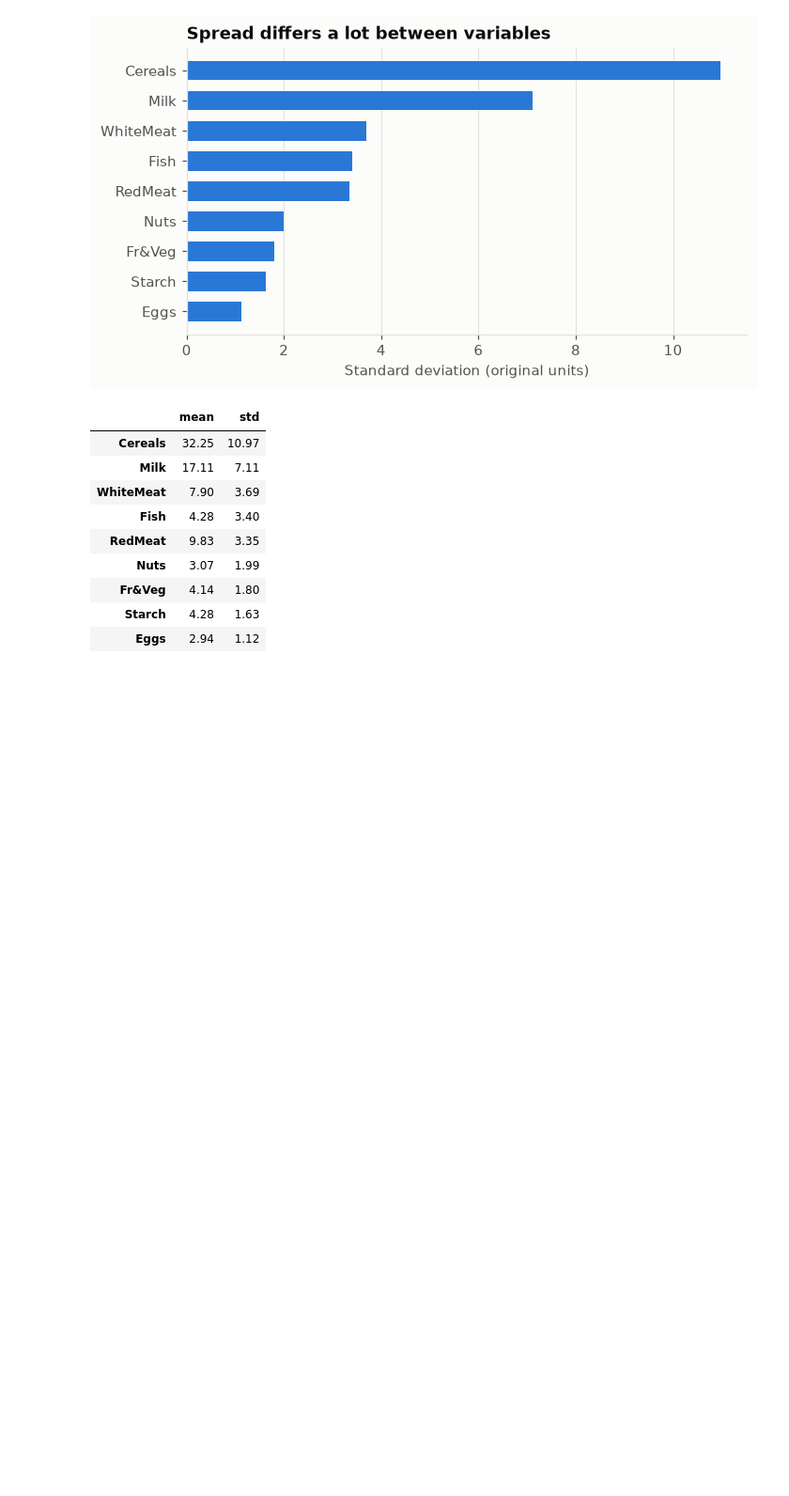
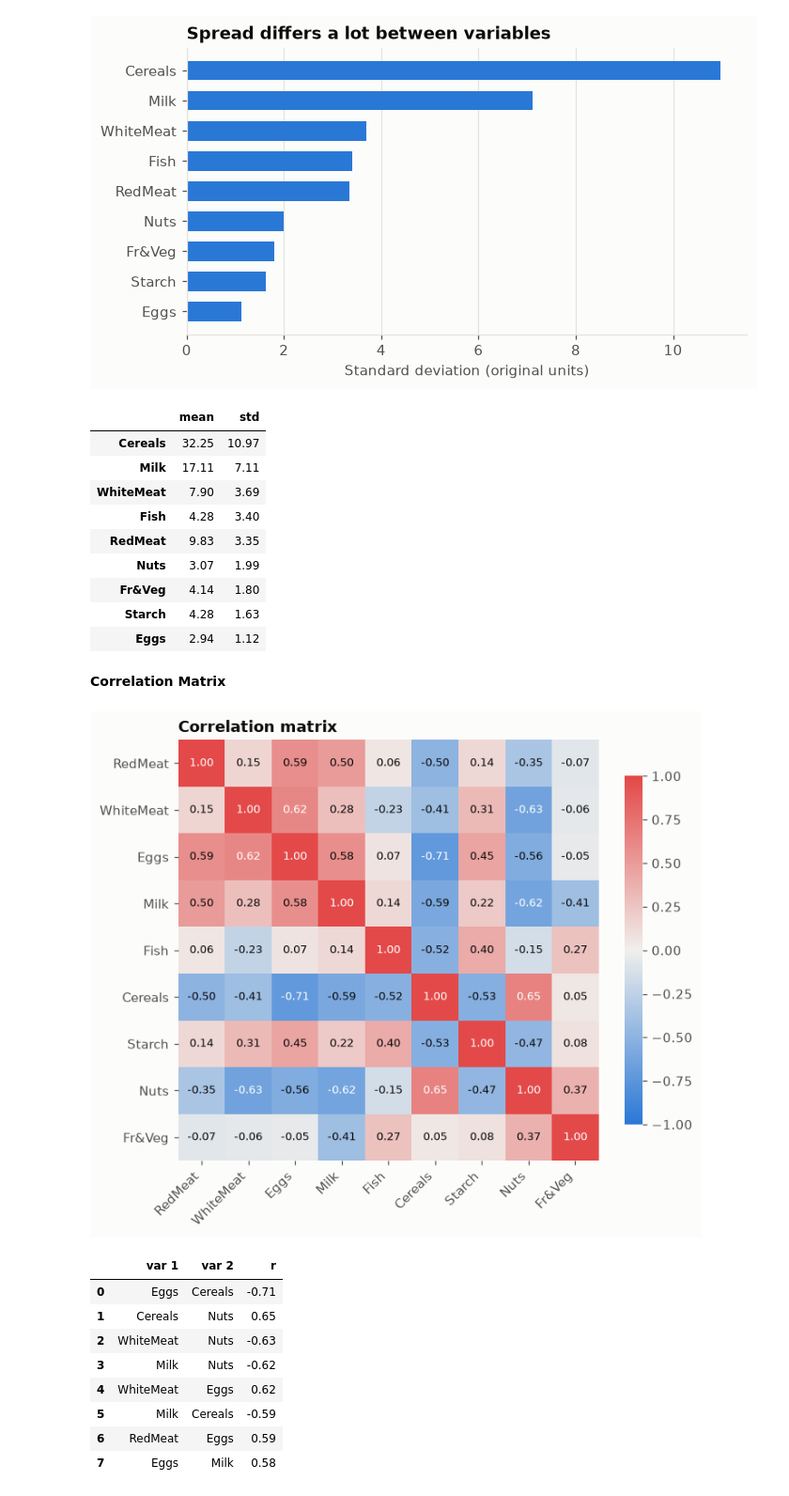
Before and after one commit to CH-CHISAKA/Machine_Learning_and_Data_Science, a Jupyter notebook: 04-assignments/07-assignment/protein_pca.ipynb, the cells around one changed output. Shown at 94% size. Saved outputs shown, nothing was run; the diff lists cells and outputs as text; code cells hidden in the pictures; blank space fills up the shorter version.

```diff
--- a/04-assignments/07-assignment/protein_pca.ipynb
+++ b/04-assignments/07-assignment/protein_pca.ipynb
@@ -148,3 +149,36 @@ stats.round(2)
 | Fr&Veg | 4.14 | 1.80 |
 | Starch | 4.28 | 1.63 |
 | Eggs | 2.94 | 1.12 |
+# %% [markdown]
+**Correlation Matrix**
+# %%
+corr = X.corr()
+fig, ax = plt.subplots(figsize=(7.2, 6))
+im = ax.imshow(corr, cmap=DIVERGING, vmin=-1, vmax=1)
+ax.set_xticks(range(len(features)), features, rotation=45, ha="right")
+ax.set_yticks(range(len(features)), features)
+ax.grid(False)
+for s in ax.spines.values(): s.set_visible(False)
+for i in range(len(features)):
+    for j in range(len(features)):
+        ax.text(j, i, f"{corr.iloc[i, j]:.2f}", ha="center", va="center", fontsize=8.5,
+                color=INK if abs(corr.iloc[i, j]) < 0.6 else "white")
+cb = fig.colorbar(im, ax=ax, shrink=0.8); cb.outline.set_visible(False)
+ax.set_title("Correlation matrix")
+plt.show()
+
+# strongest pairs
+pairs = (corr.where(np.triu(np.ones(corr.shape, bool), k=1)).stack()
+             .rename("r").reset_index().rename(columns={"level_0": "var 1", "level_1": "var 2"}))
+pairs.reindex(pairs["r"].abs().sort_values(ascending=False).index).head(8).round(2).reset_index(drop=True)
+# %% [output]
+[figure, added]
+|  | var 1 | var 2 | r |
+| 0 | Eggs | Cereals | -0.71 |
+| 1 | Cereals | Nuts | 0.65 |
+| 2 | WhiteMeat | Nuts | -0.63 |
+| 3 | Milk | Nuts | -0.62 |
+| 4 | WhiteMeat | Eggs | 0.62 |
+| 5 | Milk | Cereals | -0.59 |
+| 6 | RedMeat | Eggs | 0.59 |
+| 7 | Eggs | Milk | 0.58 |
```
Also changed, not shown: parts of 15 cells of this notebook.
